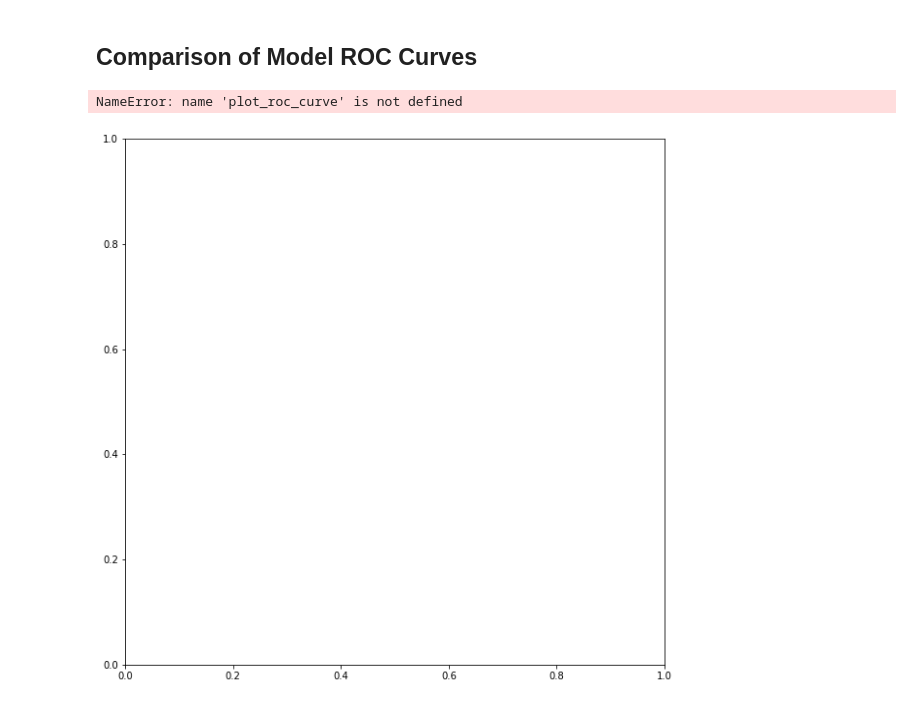
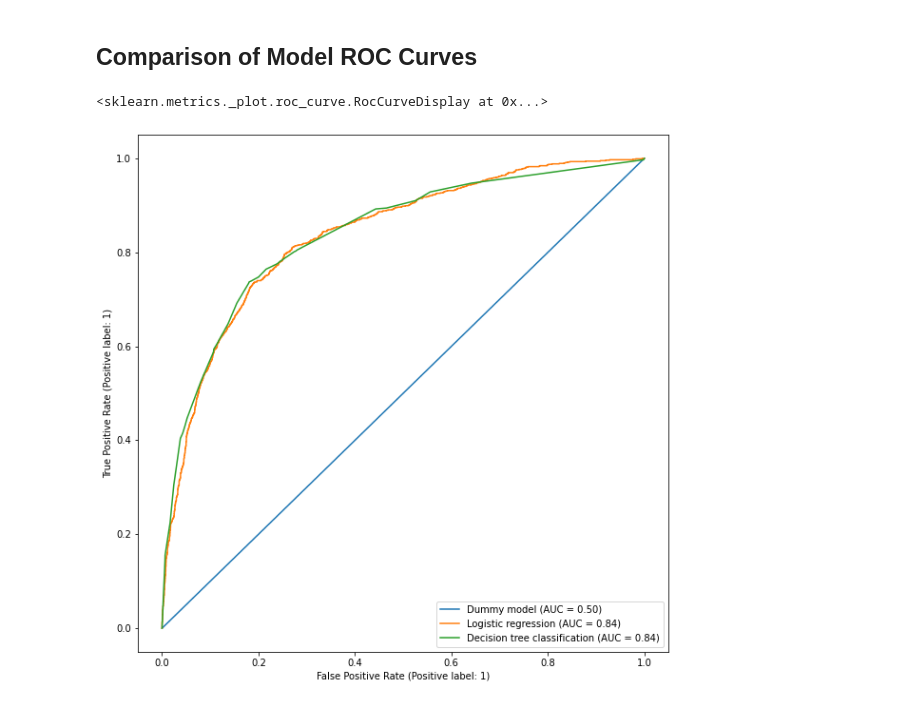
Before and after one commit to PETERNJUGU4/Njugu_Phase_3_Project, a Jupyter notebook: index.ipynb, the cells around one changed output. Saved outputs shown, nothing was run; the diff lists cells and outputs as text; code cells hidden in the pictures.

Commit message:
plot

```diff
--- a/index.ipynb
+++ b/index.ipynb
@@ -1763,0 +1846,12 @@ logreg = Pipeline(steps=[
+# %%
+# Setting up the logistic regression model to go through the pipeline
+logreg = Pipeline(steps=[
+    ('preprocessor', preprocessor),
+    ('classifier', LogisticRegression(max_iter=500, C=1, class_weight= 'balanced', solver= 'lbfgs',
+                                      random_state=42))
+])
+
+# The parameters are chosen based on GridSearchCV done in Project3_model_iterations.ipynb notebook results!
+# %%
+# Fitting the logistic regression model on the training data
+logreg.fit(X_tr, y_tr)
@@ -1915,11 +2058,11 @@ def evaluate(estimator, X_tr, X_te, y_tr, y_te, roc_auc='skip'):
 # %%
 fig, ax = plt.subplots(figsize=(10, 10))
-plot_roc_curve(dummy_model, X_te, y_te,
+RocCurveDisplay.from_estimator(dummy_model, X_te, y_te,
                name='Dummy model', ax=ax)
-plot_roc_curve(logreg, X_te, y_te,
+RocCurveDisplay.from_estimator(logreg, X_te, y_te,
                name='Logistic regression', ax=ax)
-plot_roc_curve(dtc, X_te, y_te,
+RocCurveDisplay.from_estimator(dtc, X_te, y_te,
                name='Decision tree classification', ax=ax)
 # %% [output]
-NameError: name 'plot_roc_curve' is not defined
+<sklearn.metrics._plot.roc_curve.RocCurveDisplay at 0x...>
-[figure, old version]
+[figure, new version]
```
Also changed, not shown: parts of 26 cells of this notebook.
